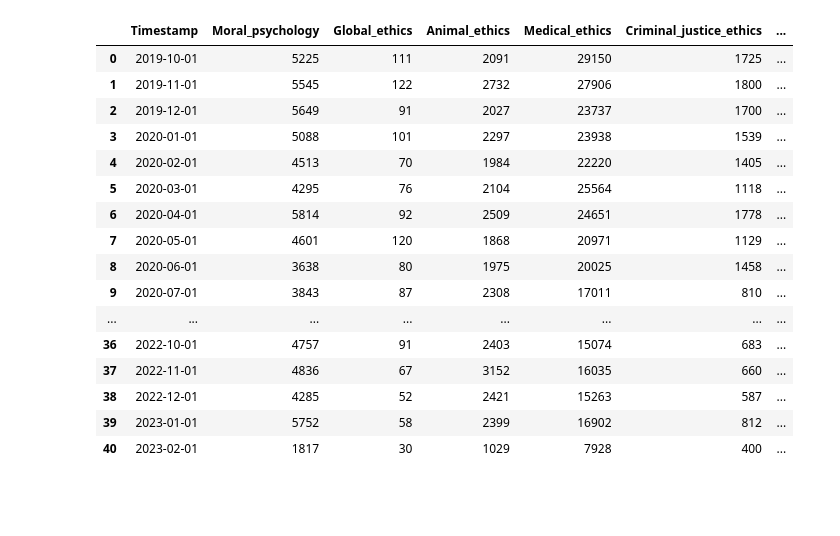
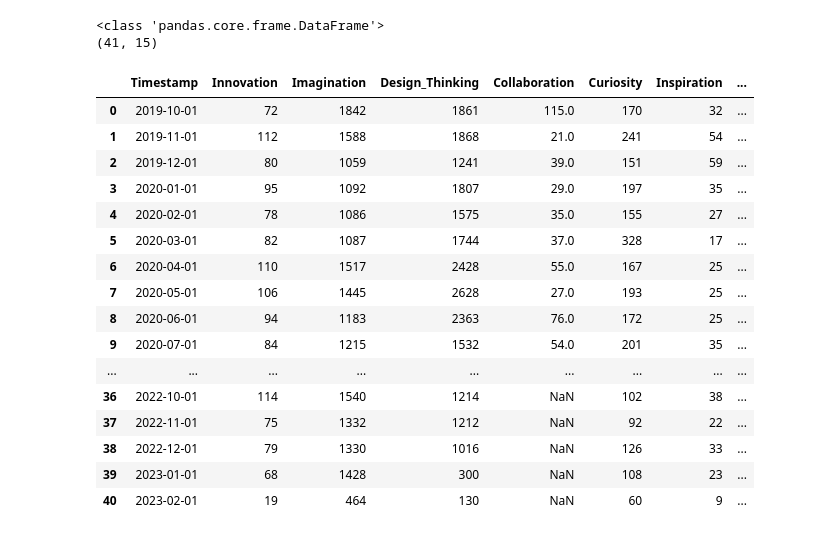
Before and after one commit to epfl-ada/ada-2023-project-bobeast, a Jupyter notebook: web_scraping.ipynb, the cells around one changed output. Saved outputs shown, nothing was run; the diff lists cells and outputs as text; code cells hidden in the pictures; blank space fills up the shorter version.

```diff
--- a/web_scraping.ipynb
+++ b/web_scraping.ipynb
@@ -52,7 +52,7 @@ def parse_topics_into_df(df, start_time, end_time):
     df['url'] = np.zeros(len(df))
     for index, row in df.iterrows():
         topic_value = row['Topics']
-        df.loc[index, 'url'] = f'https://wikimedia.org/api/rest_v1/metrics/pageviews/per-article/en.wikipedia.org/all-access/all-agents/{topic_value}/monthly/{start_time}/{end_time}'
+        df.loc[index, 'url'] = f'https://wikimedia.org/api/rest_v1/metrics/pageviews/per-article/it.wikipedia.org/all-access/all-agents/{topic_value}/monthly/{start_time}/{end_time}'
 
     return df
 
@@ -93,49 +93,52 @@ def get_pageviews_wiki(url):
 
 def scrape_pageviews(df):
     pageview = pd.DataFrame()
     pageview['Timestamp'] = create_dataframe_timestamp('2019-10-01', '2023-02-01')['Timestamp']
 
     # Loop through the rows of the DataFrame and append the results of the function to the DataFrame
     for index, row in df.iterrows():
         url = row['url']
         if fetch_and_parse_url(url):
             pageview[row['Topics']] = get_pageviews_wiki(url)
 
     return pageview
 
 # Specify the path to your text file
-text_file_path = 'morality.txt'
+text_file_path = 'creativity.txt'
 
 def create_dataframe_pageviews(name_file, start_time = '20191001', end_time = '20230213'):
     """
     Creates a dataframe from a text file
     param: name_file: name of the text file, start_time: beginning of the desired period, end_time: end of the desired period
-
     """
     df_topic = create_dataframe(name_file)
     df_topic['Topics'] = remove_space(df_topic)
     df_topic = parse_topics_into_df(df_topic, start_time, end_time)
     df_pageviews = scrape_pageviews(df_topic)
     return df_pageviews
 
 # Read the text file into a DataFrame
 df_pageviews = create_dataframe_pageviews(text_file_path)
+print(type(df_pageviews))
+print(df_pageviews.shape)
 df_pageviews
 # %% [output]
+<class 'pandas.core.frame.DataFrame'>
+(41, 15)
-|  | Timestamp | Moral_psychology | Global_ethics | Animal_ethics | Medical_ethics | Criminal_justice_ethics | ... |
-| 0 | 2019-10-01 | 5225 | 111 | 2091 | 29150 | 1725 | ... |
-| 1 | 2019-11-01 | 5545 | 122 | 2732 | 27906 | 1800 | ... |
-| 2 | 2019-12-01 | 5649 | 91 | 2027 | 23737 | 1700 | ... |
-| 3 | 2020-01-01 | 5088 | 101 | 2297 | 23938 | 1539 | ... |
-| 4 | 2020-02-01 | 4513 | 70 | 1984 | 22220 | 1405 | ... |
-| 5 | 2020-03-01 | 4295 | 76 | 2104 | 25564 | 1118 | ... |
-| 6 | 2020-04-01 | 5814 | 92 | 2509 | 24651 | 1778 | ... |
-| 7 | 2020-05-01 | 4601 | 120 | 1868 | 20971 | 1129 | ... |
-| 8 | 2020-06-01 | 3638 | 80 | 1975 | 20025 | 1458 | ... |
-| 9 | 2020-07-01 | 3843 | 87 | 2308 | 17011 | 810 | ... |
-| ... | ... | ... | ... | ... | ... | ... | ... |
-| 36 | 2022-10-01 | 4757 | 91 | 2403 | 15074 | 683 | ... |
-| 37 | 2022-11-01 | 4836 | 67 | 3152 | 16035 | 660 | ... |
-| 38 | 2022-12-01 | 4285 | 52 | 2421 | 15263 | 587 | ... |
-| 39 | 2023-01-01 | 5752 | 58 | 2399 | 16902 | 812 | ... |
-| 40 | 2023-02-01 | 1817 | 30 | 1029 | 7928 | 400 | ... |
+|  | Timestamp | Innovation | Imagination | Design_Thinking | Collaboration | Curiosity | Inspiration | ... |
+| 0 | 2019-10-01 | 72 | 1842 | 1861 | 115.0 | 170 | 32 | ... |
+| 1 | 2019-11-01 | 112 | 1588 | 1868 | 21.0 | 241 | 54 | ... |
+| 2 | 2019-12-01 | 80 | 1059 | 1241 | 39.0 | 151 | 59 | ... |
+| 3 | 2020-01-01 | 95 | 1092 | 1807 | 29.0 | 197 | 35 | ... |
+| 4 | 2020-02-01 | 78 | 1086 | 1575 | 35.0 | 155 | 27 | ... |
+| 5 | 2020-03-01 | 82 | 1087 | 1744 | 37.0 | 328 | 17 | ... |
+| 6 | 2020-04-01 | 110 | 1517 | 2428 | 55.0 | 167 | 25 | ... |
+| 7 | 2020-05-01 | 106 | 1445 | 2628 | 27.0 | 193 | 25 | ... |
+| 8 | 2020-06-01 | 94 | 1183 | 2363 | 76.0 | 172 | 25 | ... |
+| 9 | 2020-07-01 | 84 | 1215 | 1532 | 54.0 | 201 | 35 | ... |
+| ... | ... | ... | ... | ... | ... | ... | ... | ... |
+| 36 | 2022-10-01 | 114 | 1540 | 1214 | NaN | 102 | 38 | ... |
+| 37 | 2022-11-01 | 75 | 1332 | 1212 | NaN | 92 | 22 | ... |
+| 38 | 2022-12-01 | 79 | 1330 | 1016 | NaN | 126 | 33 | ... |
+| 39 | 2023-01-01 | 68 | 1428 | 300 | NaN | 108 | 23 | ... |
+| 40 | 2023-02-01 | 19 | 464 | 130 | NaN | 60 | 9 | ... |
```
Also changed, not shown: 1 other file.
